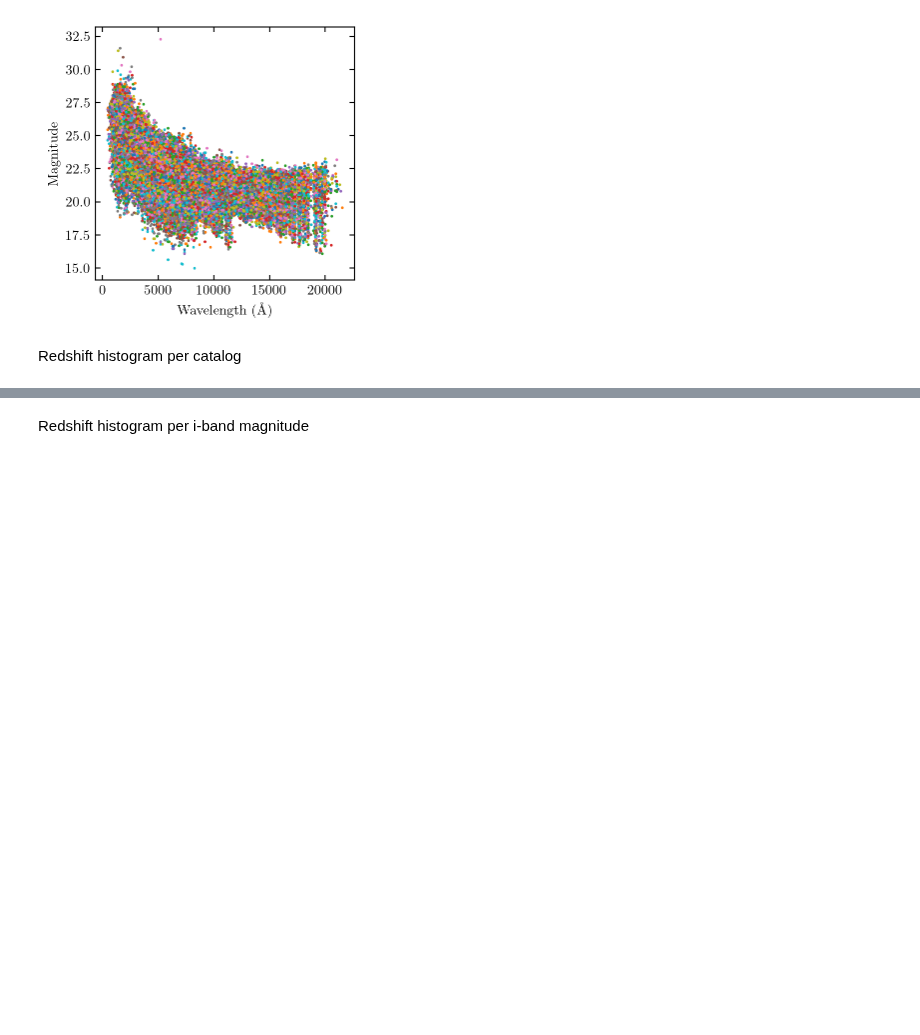
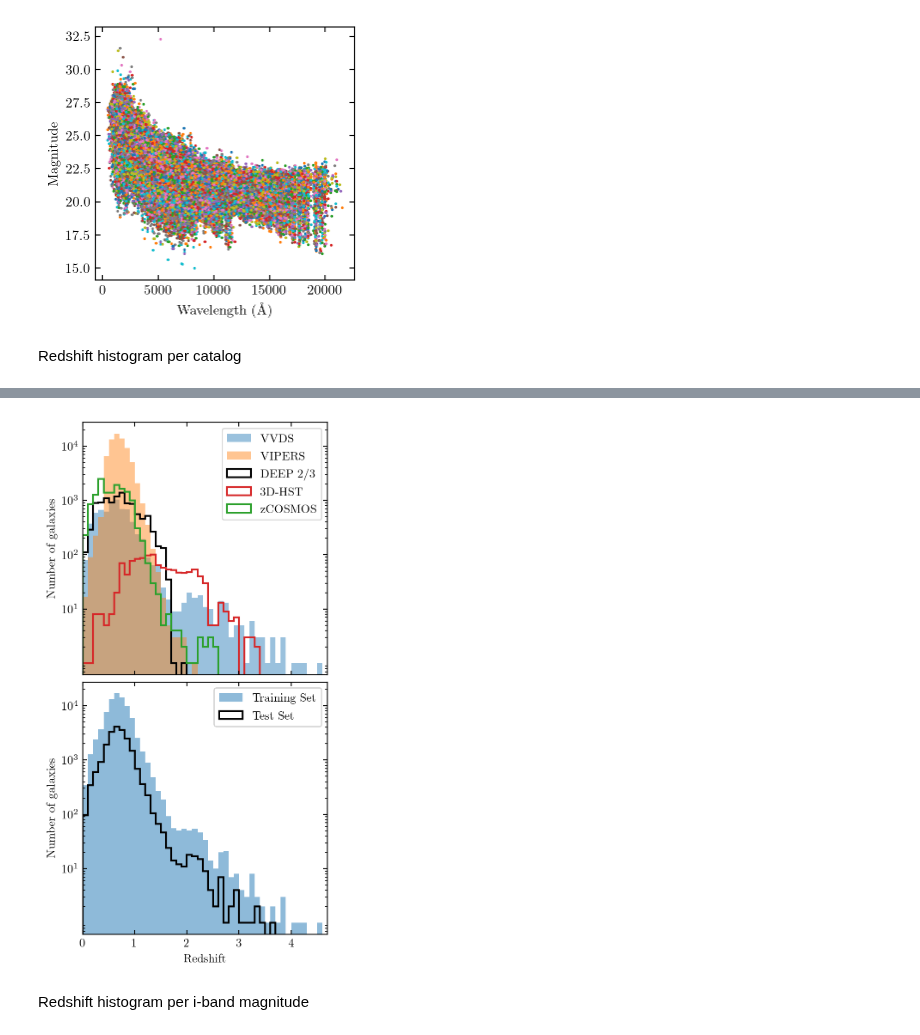
Before and after one commit to dirac-institute/photoz_template_learning, a Jupyter notebook: catalog.ipynb, the cells around one changed output, grey strips where cells are left out. Drawn from its saved outputs; the diff is of its cells as text; code cells hidden in the pictures; blank space fills up the shorter version.

Commit message:
Switched test set over to random 20% sample. Checked that everything still works for N8. Now proceeding with N16 and Cww+SB4.

```diff
--- a/catalog.ipynb
+++ b/catalog.ipynb
@@ -678,24 +679,24 @@ After quality cuts, we have 25107 objects
 # %% [markdown]
 ## **Save the final galaxy catalog**
 # %%
-galaxies = [cosmos_galaxies,vvdsDeep_galaxies,
+galaxies = [deep_galaxies,hst_galaxies,cosmos_galaxies,vvdsDeep_galaxies,
             vvdsWide_galaxies,vipersw1_galaxies,vipersw4_galaxies]
-training_galaxies = [galaxy for sublist in galaxies for galaxy in sublist]
+galaxies = [galaxy for sublist in galaxies for galaxy in sublist]
+
+training_galaxies,test_galaxies = train_test_split(galaxies,test_size=0.2,random_state=1)
+
+training_redshifts = [galaxy.redshift for galaxy in training_galaxies]
+test_redshifts = [galaxy.redshift for galaxy in test_galaxies]
 
 print("The training set has",len(training_galaxies),"galaxies")
-redshifts = [galaxy.redshift for galaxy in training_galaxies]
-print("The redshift range is {0:.4f} to {1:.2f}\n".format(min(redshifts),max(redshifts)))
-
-galaxies = [deep_galaxies,hst_galaxies]
-test_galaxies = [galaxy for sublist in galaxies for galaxy in sublist]
+print("The redshift range is {0:.4f} to {1:.2f}\n".format(min(training_redshifts),max(training_redshifts)))
 
 print("The test set has",len(test_galaxies),"galaxies")
-redshifts = [galaxy.redshift for galaxy in test_galaxies]
-print("The redshift range is {0:.4f} to {1:.2f}\n".format(min(redshifts),max(redshifts)))
+print("The redshift range is {0:.4f} to {1:.2f}\n".format(min(test_redshifts),max(test_redshifts)))
 
 print("Fractions:")
 print("training - {0:.2f}".format(len(training_galaxies)/(len(training_galaxies)+len(test_galaxies))))
-print("validation - {0:.2f}".format(len(test_galaxies)/(len(training_galaxies)+len(test_galaxies))))
+print("test - {0:.2f}".format(len(test_galaxies)/(len(training_galaxies)+len(test_galaxies))))
 
 filename = 'data/training_catalog.pkl'
 with open(filename, 'wb') as output:
@@ -869,3 +818,40 @@ fig.savefig('plots/redshift_distribution.pdf')
+# %%
+fig,(ax1,ax2) = plt.subplots(2,1,sharex=True,sharey=True,figsize=(onecol,0.9*twocol),constrained_layout=True)
+fig.set_constrained_layout_pads(hspace=0)
+
+deep_redshifts = [galaxy.redshift for galaxy in deep_galaxies]
+hst_redshifts = [galaxy.redshift for galaxy in hst_galaxies]
+cosmos_redshifts = [galaxy.redshift for galaxy in cosmos_galaxies]
+vvds_redshifts = [galaxy.redshift for galaxy in vvds_galaxies]
+vipers_redshifts = [galaxy.redshift for galaxy in vipers_galaxies]
+training_redshifts = [galaxy.redshift for galaxy in training_galaxies]
+test_redshifts = [galaxy.redshift for galaxy in test_galaxies]
+
+zmax = 4.6
+nbins = int(10*zmax)
+ax1.hist(vvds_redshifts,range=(0,zmax),bins=nbins,label='VVDS',histtype='stepfilled',color='C0',alpha=0.45)
+ax1.hist(vipers_redshifts,range=(0,zmax),bins=nbins,label='VIPERS',histtype='stepfilled',color='C1',alpha=0.45)
+ax1.hist(deep_redshifts,range=(0,zmax),bins=nbins,label='DEEP 2/3',histtype='step',color='k',lw=1.5)
+ax1.hist(hst_redshifts,range=(0,zmax),bins=nbins,label='3D-HST',histtype='step',color='C3',lw=1.5)
+ax1.hist(cosmos_redshifts,range=(0,zmax),bins=nbins,label='zCOSMOS',histtype='step',color='C2',lw=1.5)
+
+ax2.hist(training_redshifts,range=(0,zmax),bins=nbins,label='Training Set',histtype='stepfilled',color='C0',alpha=0.5)
+ax2.hist(test_redshifts,range=(0,zmax),bins=nbins,label='Test Set',histtype='step',color='k',lw=1.5)
+
+ax1.legend()
+ax2.legend()
+
+ax2.set_xlim(0,zmax+0.1)
+ax2.set_xlabel('Redshift')
+ax1.set_ylabel('Number of galaxies')
+ax2.set_ylabel('Number of galaxies')
+ax1.set_yscale('log')
+ax1.set_yticks([10,100,1000,10000])
+plt.show()
+
+#fig.savefig('plots/redshift_distribution.pdf')
+# %% [output]
+[figure, added]
 # %% [markdown]
 Redshift histogram per i-band magnitude
 # %%
```
Also changed, not shown: parts of 4 cells of this notebook, 17 other files.
